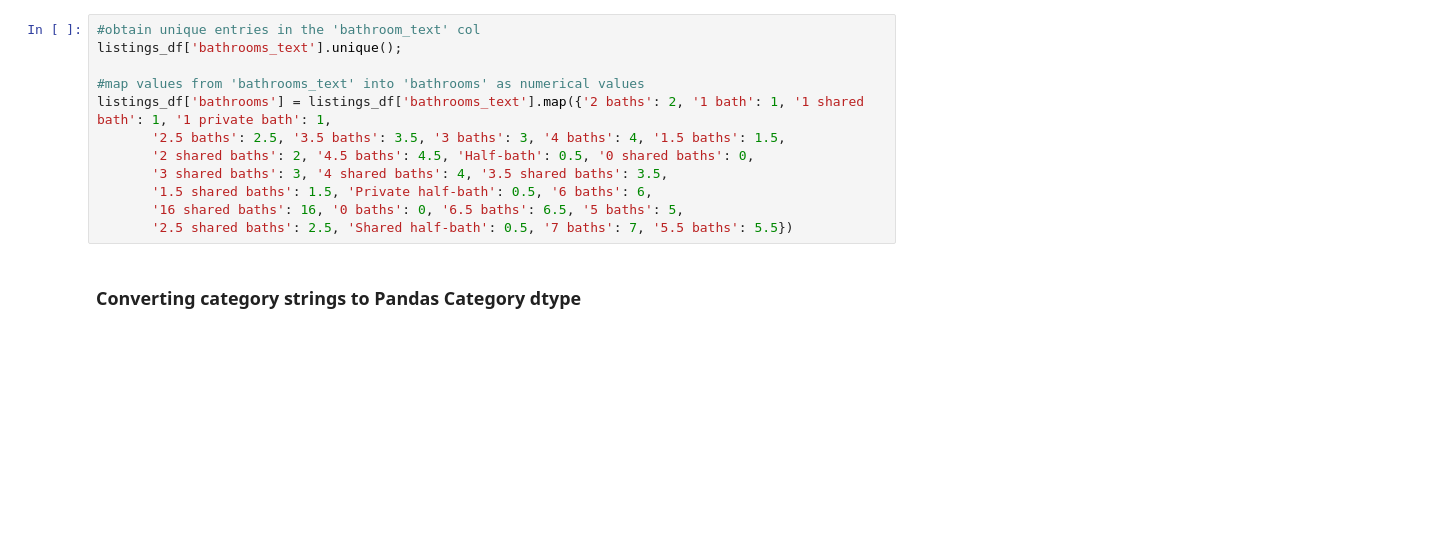
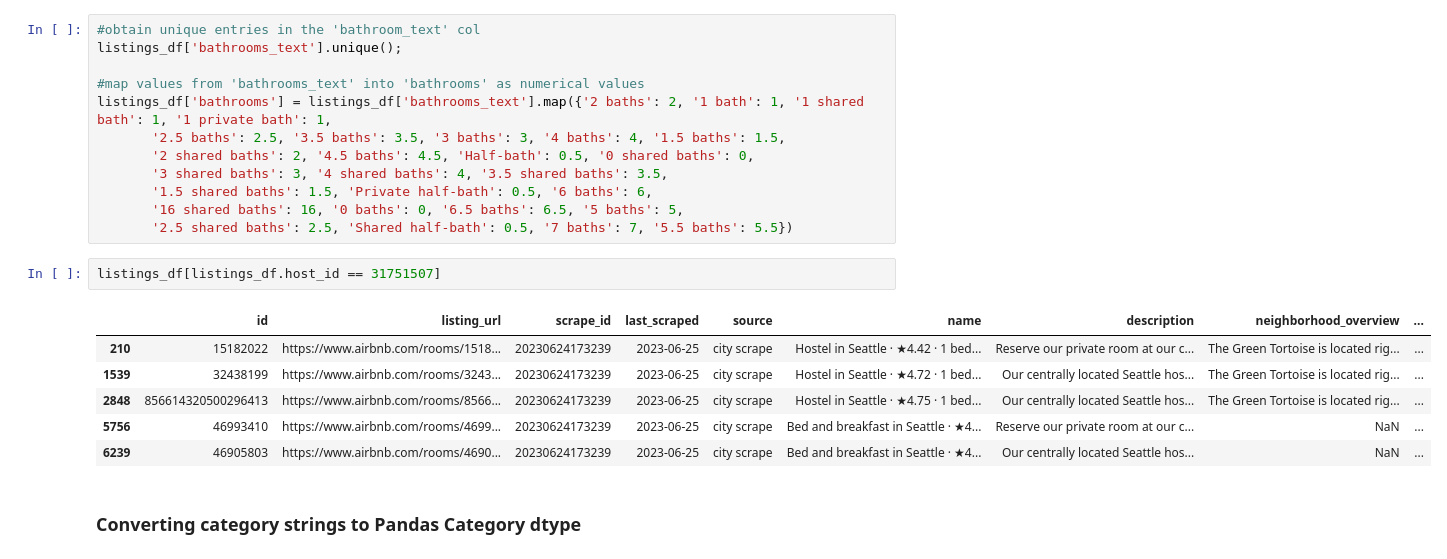
Before and after one commit to epistemetrica/udacity-blog-post-project, a Jupyter notebook: apw_airbnb_project.ipynb, the cells around one changed output. Cells and saved outputs as stored; diff of their text form; blank space fills up the shorter version.

```diff
--- a/apw_airbnb_project.ipynb
+++ b/apw_airbnb_project.ipynb
@@ -130,6 +130,15 @@ listings_df['bathrooms'] = listings_df['bathrooms_text'].map({'2 baths': 2, '1 b
        '1.5 shared baths': 1.5, 'Private half-bath': 0.5, '6 baths': 6,
        '16 shared baths': 16, '0 baths': 0, '6.5 baths': 6.5, '5 baths': 5,
        '2.5 shared baths': 2.5, 'Shared half-bath': 0.5, '7 baths': 7, '5.5 baths': 5.5})
+# %%
+listings_df[listings_df.host_id == 31751507]
+# %% [output]
+|  | id | listing_url | scrape_id | last_scraped | source | name | description | neighborhood_overview | ... |
+| 210 | 15182022 | https://www.airbnb.com/rooms/1518... | 20230624173239 | 2023-06-25 | city scrape | Hostel in Seattle · ★4.42 · 1 bed... | Reserve our private room at our c... | The Green Tortoise is located rig... | ... |
+| 1539 | 32438199 | https://www.airbnb.com/rooms/3243... | 20230624173239 | 2023-06-25 | city scrape | Hostel in Seattle · ★4.72 · 1 bed... | Our centrally located Seattle hos... | The Green Tortoise is located rig... | ... |
+| 2848 | 856614320500296413 | https://www.airbnb.com/rooms/8566... | 20230624173239 | 2023-06-25 | city scrape | Hostel in Seattle · ★4.75 · 1 bed... | Our centrally located Seattle hos... | The Green Tortoise is located rig... | ... |
+| 5756 | 46993410 | https://www.airbnb.com/rooms/4699... | 20230624173239 | 2023-06-25 | city scrape | Bed and breakfast in Seattle · ★4... | Reserve our private room at our c... | NaN | ... |
+| 6239 | 46905803 | https://www.airbnb.com/rooms/4690... | 20230624173239 | 2023-06-25 | city scrape | Bed and breakfast in Seattle · ★4... | Our centrally located Seattle hos... | NaN | ... |
 # %% [markdown]
 ### Converting category strings to Pandas Category dtype
 # %%
```
Also changed, not shown: parts of 15 cells of this notebook.
